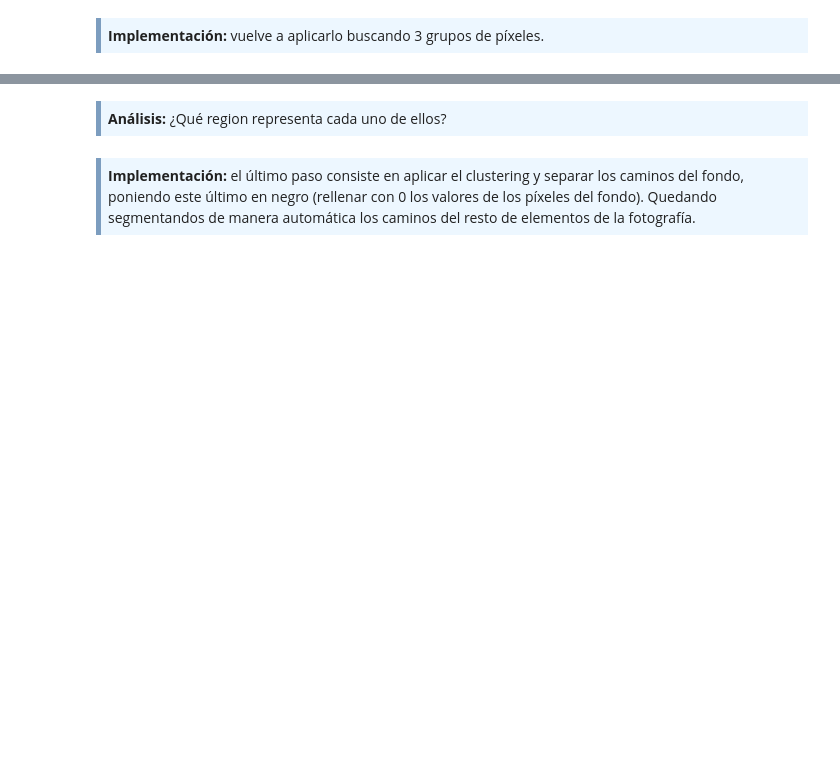
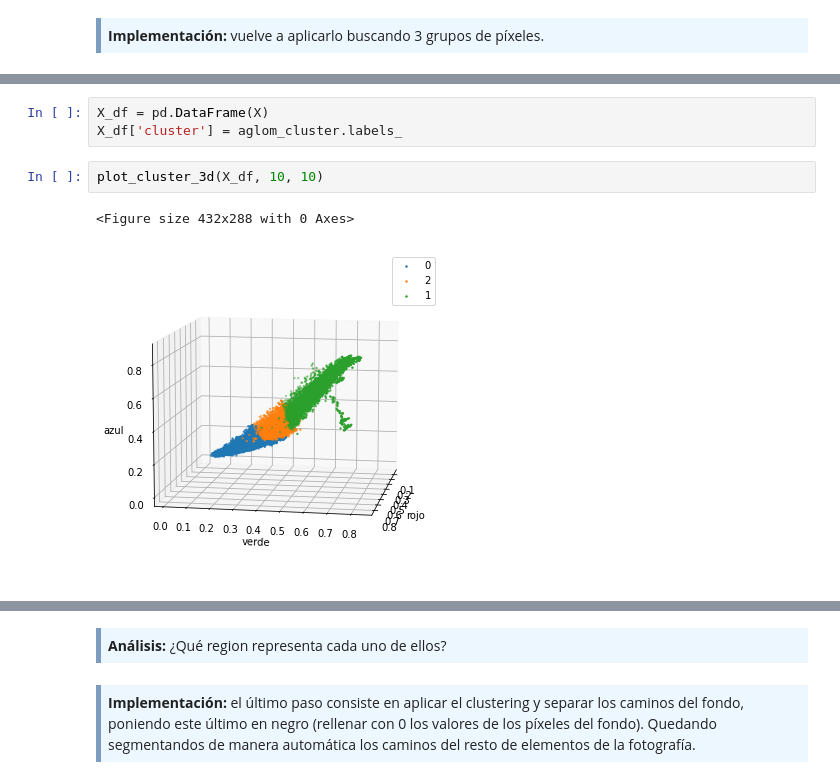
Before and after one commit to franjmelchor/Mod_Av_Min_Datos_PEC2, a Jupyter notebook: code/20202_M2.855_PEC2-Enunciado.ipynb, the cells around one changed output, grey strips where cells are left out. Cells and saved outputs as stored; diff of their text form; blank space fills up the shorter version.

```diff
--- a/code/20202_M2.855_PEC2-Enunciado.ipynb
+++ b/code/20202_M2.855_PEC2-Enunciado.ipynb
@@ -908,0 +932,8 @@ core_samples_mask[dbscan.core_sample_indices_] = True
+# %%
+X_df = pd.DataFrame(X)
+X_df['cluster'] = aglom_cluster.labels_
+# %%
+plot_cluster_3d(X_df, 10, 10)
+# %% [output]
+<Figure size 432x288 with 0 Axes>
+[figure, added]
```
Also changed, not shown: parts of 25 cells of this notebook.
